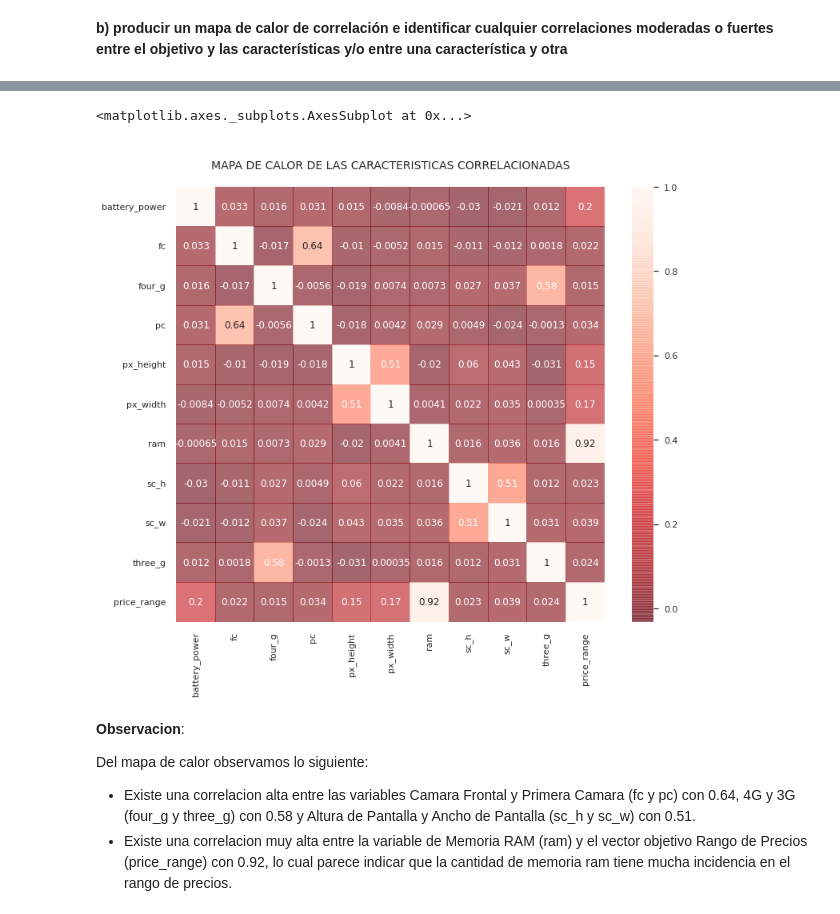
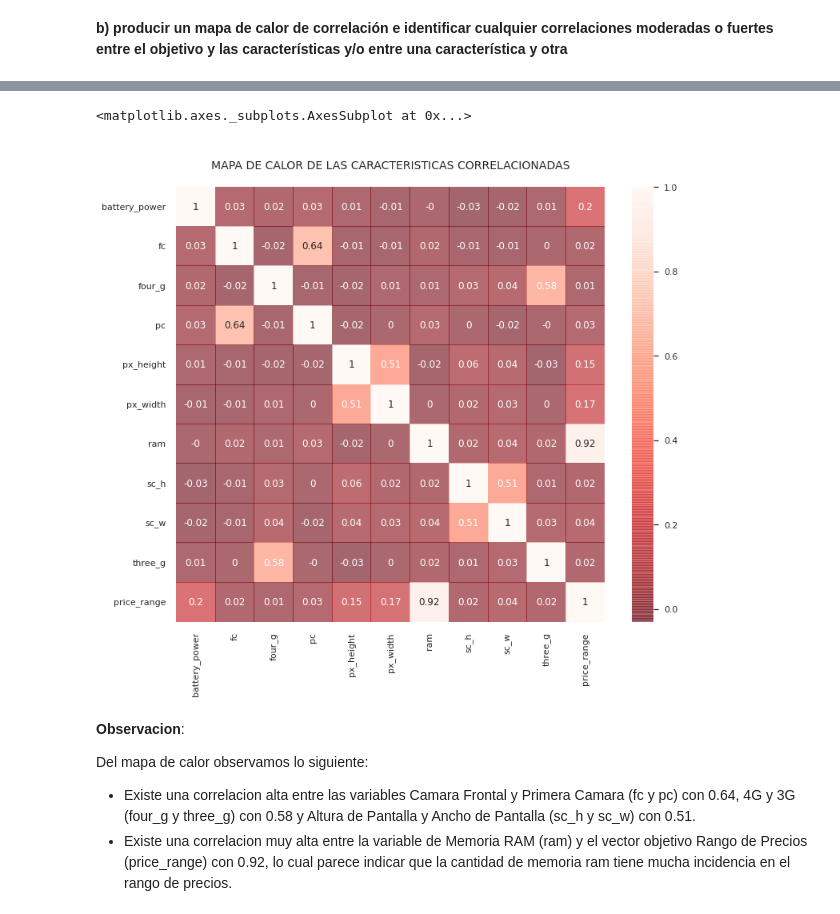
Before and after one commit to jcpalaciosb/Clasificacion_de_Precios, a Jupyter notebook: Mobile_Price_Classification_P3.ipynb, the cells around one changed output, grey strips where cells are left out. Drawn from its saved outputs; the diff is of its cells as text; code cells hidden in the pictures.

```diff
--- a/Mobile_Price_Classification_P3.ipynb
+++ b/Mobile_Price_Classification_P3.ipynb
@@ -351,14 +351,14 @@ sns.heatmap(corr, cmap = 'Reds', annot = True, alpha=0.6)
 # %%
 # Mapa de calor de la correlacion de las caracteristicas reducido a relevantes
 df.drop(columns=["blue", "clock_speed", "dual_sim", "int_memory", "m_dep", "mobile_wt", "n_cores", "talk_time", "touch_screen", "wifi"], axis=1, inplace=True)
-corr = df.corr()
+corr = df.corr().round(2)
 sns.set(rc = {'figure.figsize':(12,10)})
 sns.set_theme(style="whitegrid")
 plt.title("\nMAPA DE CALOR DE LAS CARACTERISTICAS CORRELACIONADAS"+"\n", fontsize = 14)
 sns.heatmap(corr, cmap = 'Reds_r', annot = True, alpha=0.6)
 # %% [output]
 <matplotlib.axes._subplots.AxesSubplot at 0x...>
-[figure, old version]
+[figure, new version]
 # %% [markdown]
 **Observacion**:
 
```
Also changed, not shown: parts of 8 cells of this notebook.
